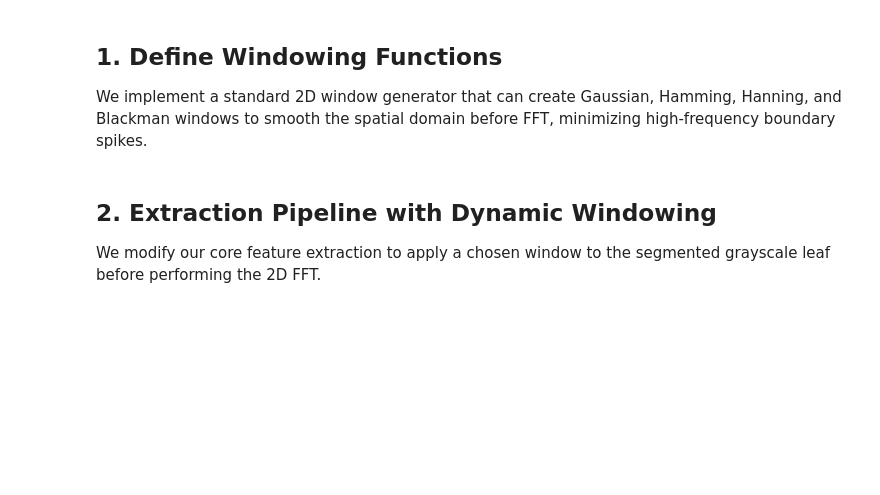
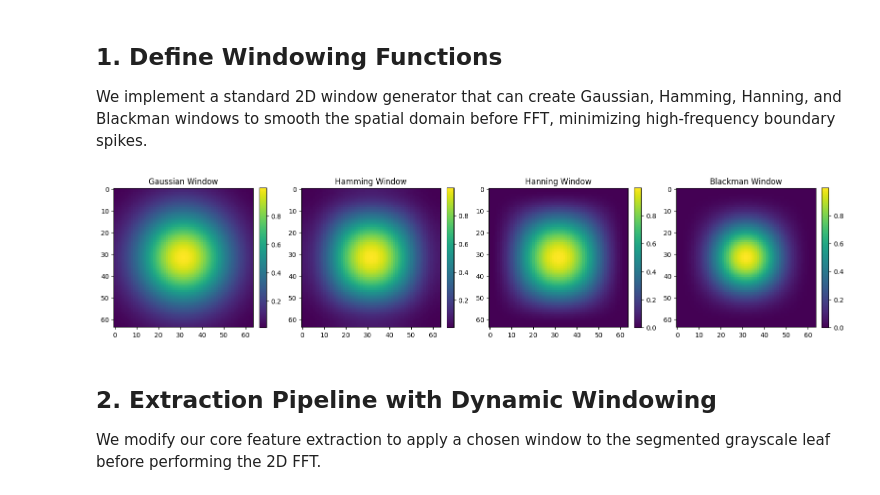
Before and after one commit to Jack0468/Demeter, a Jupyter notebook: notebooks/filter_experimentation.ipynb, the cells around one changed output. Drawn from its saved outputs; the diff is of its cells as text; code cells hidden in the pictures; blank space fills up the shorter version.

```diff
--- a/notebooks/filter_experimentation.ipynb
+++ b/notebooks/filter_experimentation.ipynb
@@ -24,31 +24,33 @@ We implement a standard 2D window generator that can create Gaussian, Hamming, H
 # %%
 def create_2d_window(size=64, window_type='gaussian', std=15):
     """Generates a 2D windowing mask."""
     if window_type == 'gaussian':
-        1d_win = signal.windows.gaussian(size, std=std)
+        win_1d = signal.windows.gaussian(size, std=std)
     elif window_type == 'hamming':
-        1d_win = signal.windows.hamming(size)
+        win_1d = signal.windows.hamming(size)
     elif window_type == 'hanning':
-        1d_win = signal.windows.hann(size)
+        win_1d = signal.windows.hann(size)
     elif window_type == 'blackman':
-        1d_win = signal.windows.blackman(size)
+        win_1d = signal.windows.blackman(size)
     else:
         return np.ones((size, size))
 
     # Create 2D window by outer product
-    2d_win = np.outer(1d_win, 1d_win)
-    return 2d_win
+    win_2d = np.outer(win_1d, win_1d)
+    return win_2d
 
 # Visualize the windows
 fig, axes = plt.subplots(1, 4, figsize=(16, 4))
 windows = ['gaussian', 'hamming', 'hanning', 'blackman']
 for ax, w in zip(axes, windows):
     win_mask = create_2d_window(window_type=w)
     im = ax.imshow(win_mask, cmap='viridis')
     ax.set_title(f"{w.capitalize()} Window")
     fig.colorbar(im, ax=ax, fraction=0.046, pad=0.04)
 plt.tight_layout()
 plt.show()
+# %% [output]
+[figure, added]
 # %% [markdown]
 ## 2. Extraction Pipeline with Dynamic Windowing
 We modify our core feature extraction to apply a chosen window to the segmented grayscale leaf before performing the 2D FFT.
```
Also changed, not shown: parts of 1 cell of this notebook, 2 other files.
